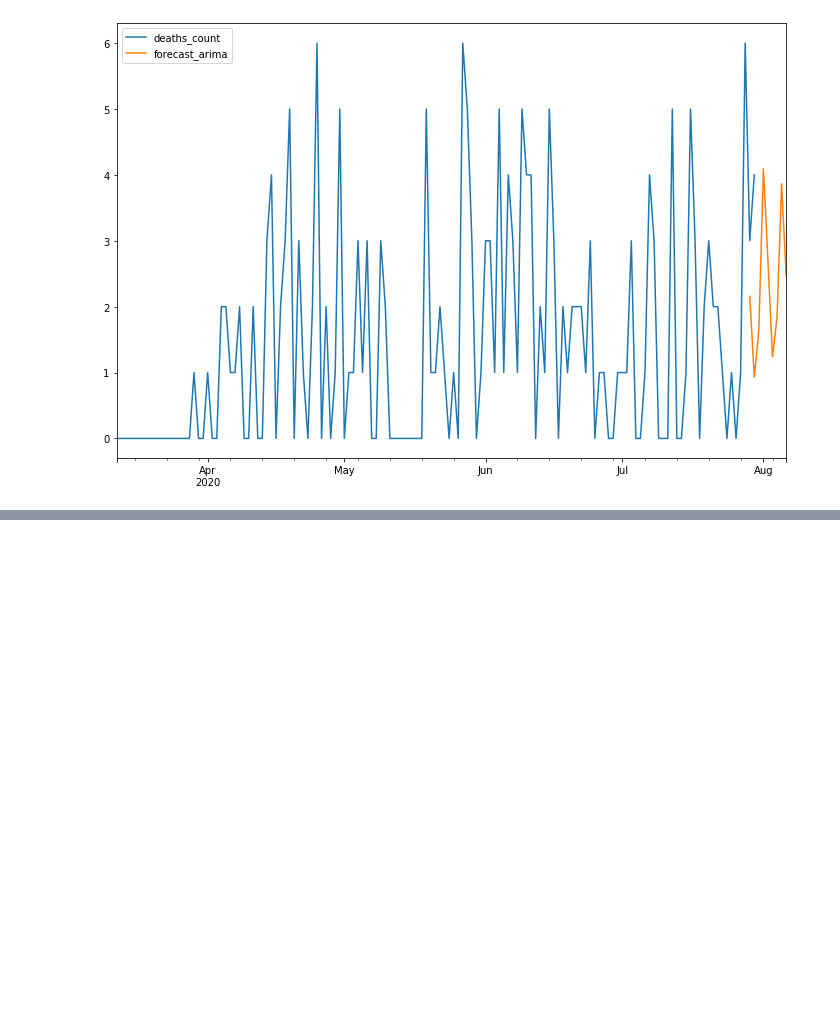
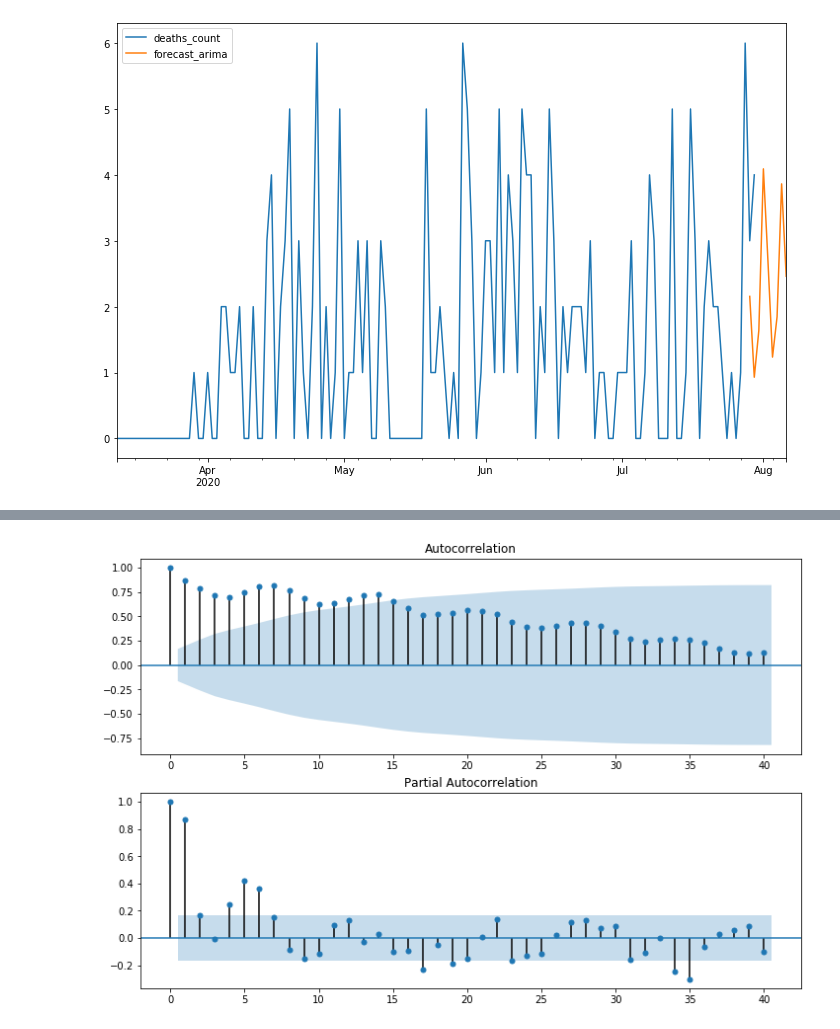
Before and after one commit to SupriyaChinthakuntla/KDD, a Jupyter notebook: prediction_arima.ipynb, the cells around one changed output, grey strips where cells are left out. Drawn from its saved outputs; the diff is of its cells as text; code cells hidden in the pictures; blank space fills up the shorter version.

```diff
--- a/prediction_arima.ipynb
+++ b/prediction_arima.ipynb
@@ -252,0 +324,8 @@ future_df_arima[['deaths_count', 'forecast_arima']].plot(figsize=(12, 8))
+# %%
+fig1 = plt.figure(figsize=(12,8))
+ax1_1 = fig1.add_subplot(211)
+fig1 = sm.graphics.tsa.plot_acf(df_active['active_count'],lags=40,ax=ax1_1)
+ax2_1 = fig1.add_subplot(212)
+fig1 = sm.graphics.tsa.plot_pacf(df_active['active_count'],lags=40,ax=ax2_1)
+# %% [output]
+[figure, added]
```
Also changed, not shown: parts of 16 cells of this notebook.
